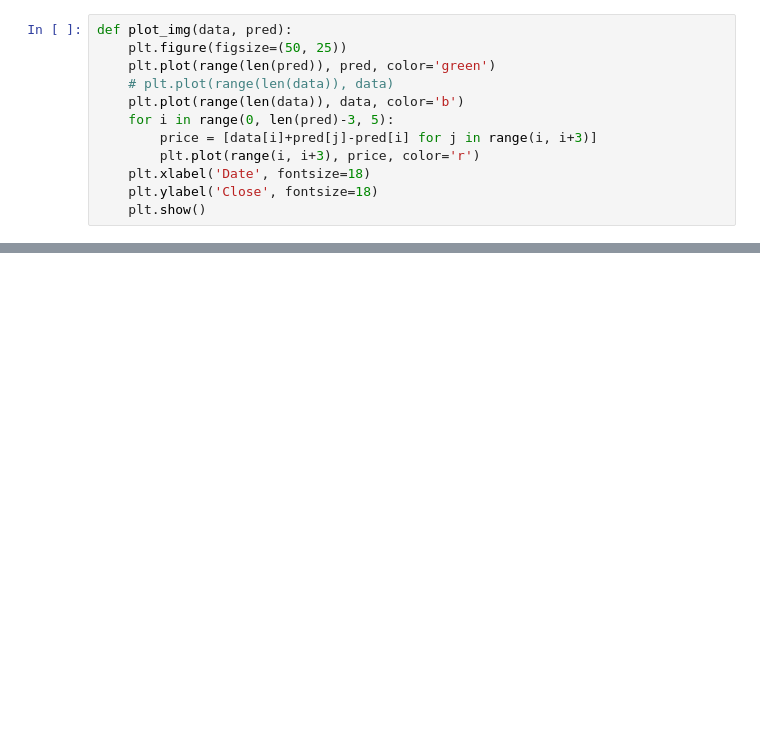
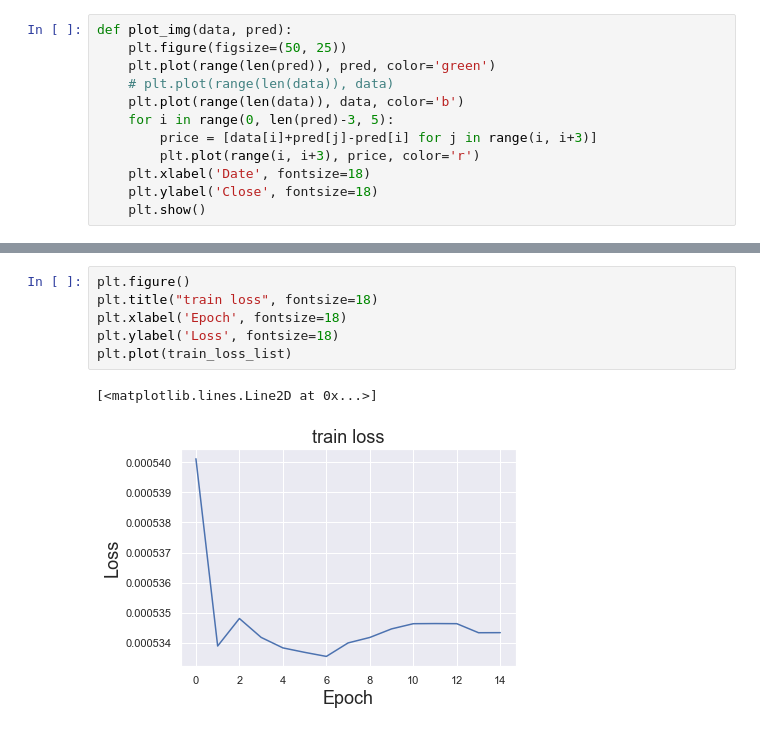
Before and after one commit to sjchasel/stock_prediction, a Jupyter notebook: 深度学习模型/lstm.ipynb, the cells around one changed output, grey strips where cells are left out. Cells and saved outputs as stored; diff of their text form; blank space fills up the shorter version.

```diff
--- a/深度学习模型/lstm.ipynb
+++ b/深度学习模型/lstm.ipynb
@@ -311,3 +277,12 @@ len(test_y):6278
+# %%
+plt.figure()
+plt.title("train loss", fontsize=18)
+plt.xlabel('Epoch', fontsize=18)
+plt.ylabel('Loss', fontsize=18)
+plt.plot(train_loss_list)
+# %% [output]
+[<matplotlib.lines.Line2D at 0x...>]
+[figure, added]
 # %%
 plt.figure()
 plt.xlabel('Epoch', fontsize=18)
```
Also changed, not shown: parts of 13 cells of this notebook, 7 other files.
